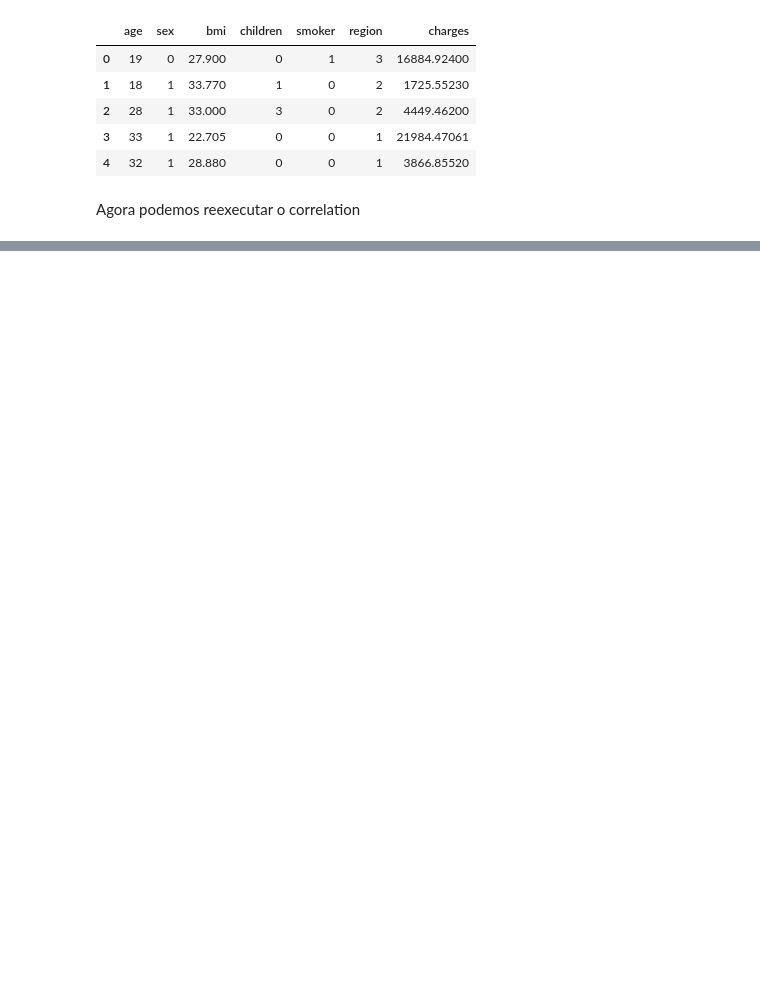
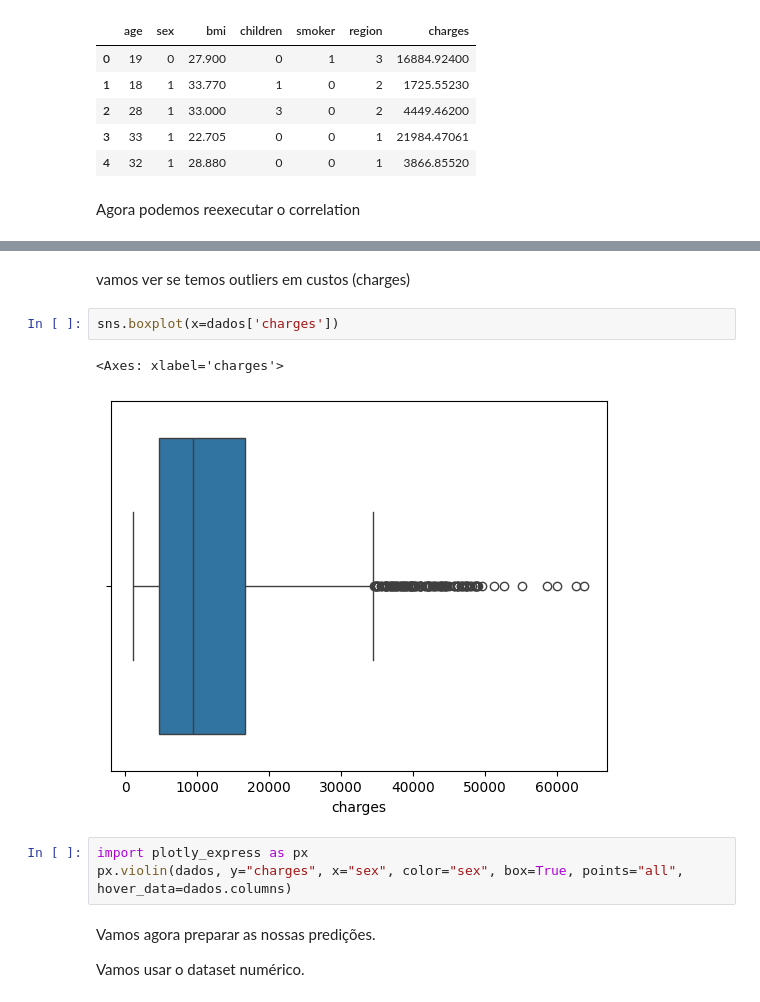
Before and after one commit to McgregoryPinto/POS-FIAP, a Jupyter notebook: tech_chalange.ipynb, the cells around one changed output, grey strips where cells are left out. Drawn from its saved outputs; the diff is of its cells as text; blank space fills up the shorter version.

```diff
--- a/tech_chalange.ipynb
+++ b/tech_chalange.ipynb
@@ -125,0 +174,14 @@ Ponto curioso a relação entre IMC X Região (bmi x region), talvez um fator cu
+# %% [markdown]
+vamos ver se temos outliers em custos (charges)
+# %%
+sns.boxplot(x=dados['charges'])
+# %% [output]
+<Axes: xlabel='charges'>
+[figure, added]
+# %%
+import plotly_express as px
+px.violin(dados, y="charges", x="sex", color="sex", box=True, points="all", hover_data=dados.columns)
+# %% [markdown]
+Vamos agora preparar as nossas predições.
+
+Vamos usar o dataset numérico.
```
Also changed, not shown: parts of 15 cells of this notebook, 1 other file.
